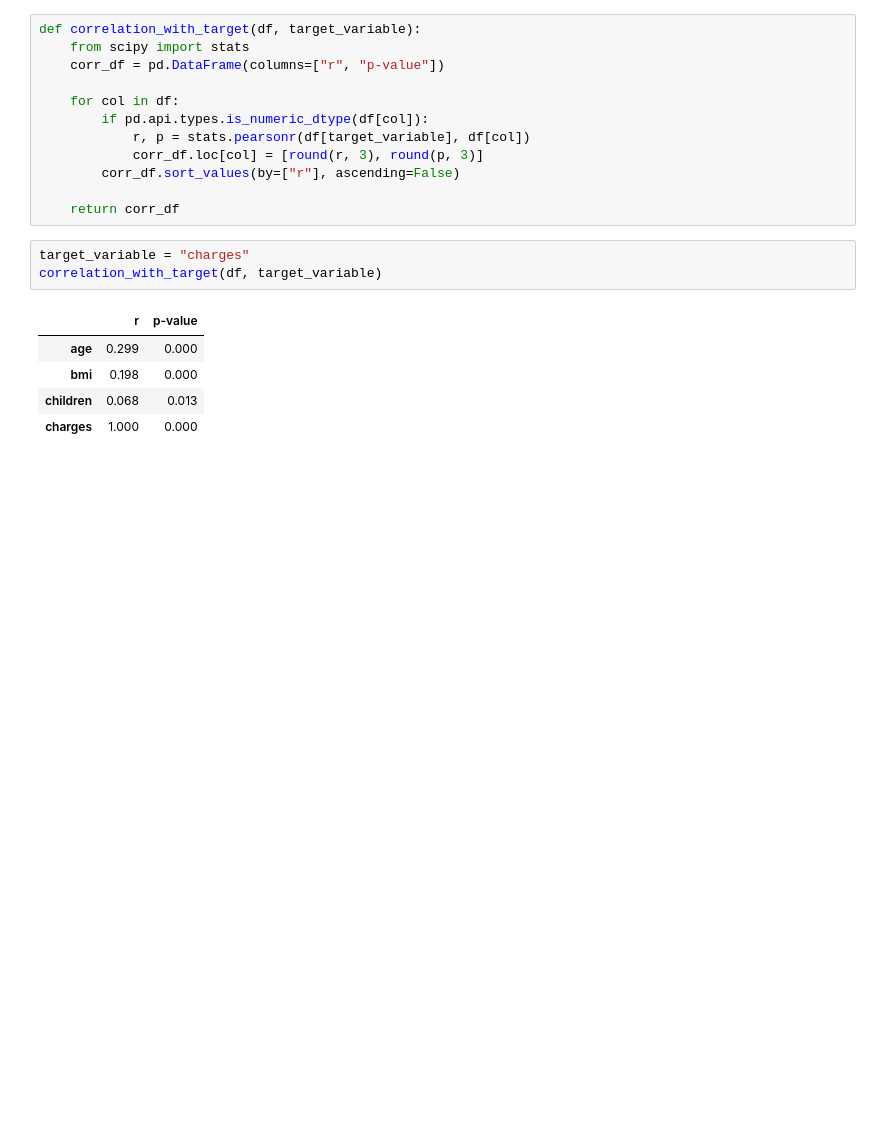
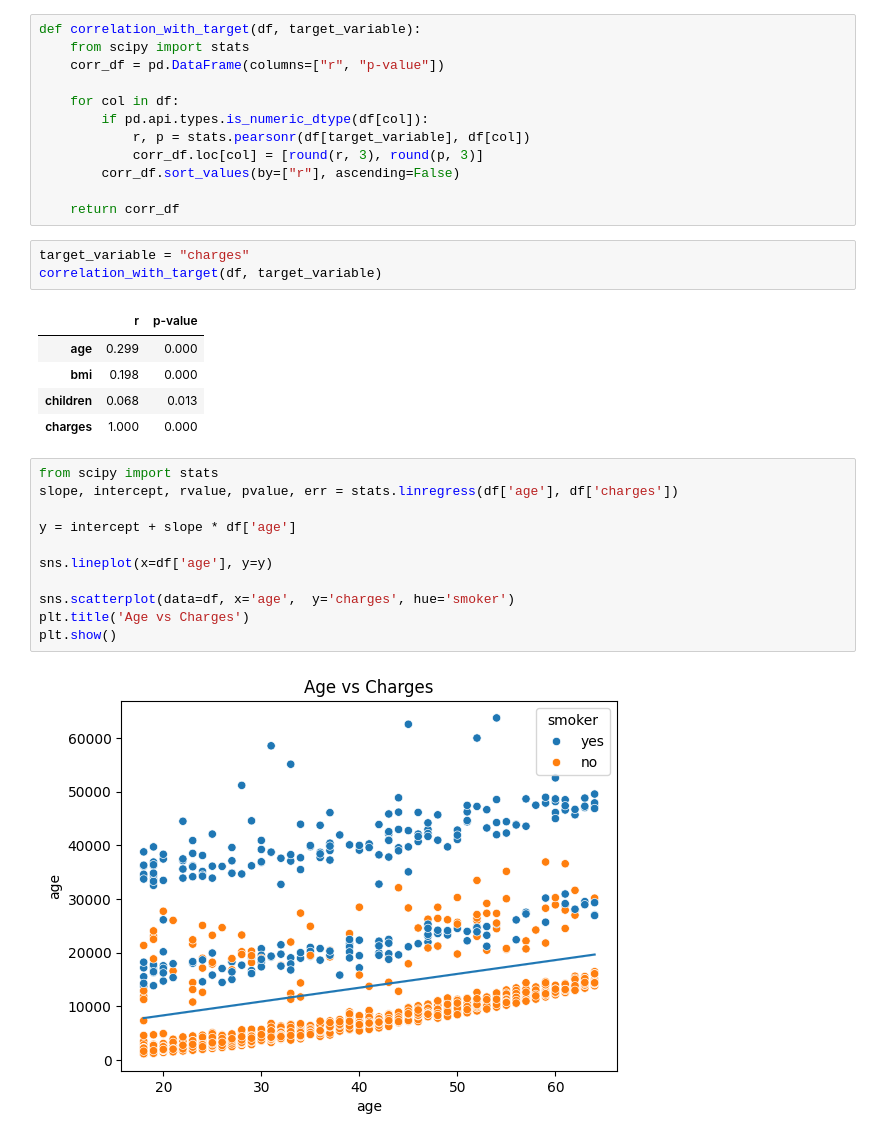
Before and after one commit to eghannoum/InsightCanvas, a Jupyter notebook: Exploratory Data Analysis (EDA) in Python.ipynb, the cells around one changed output. Saved outputs shown, nothing was run; the diff lists cells and outputs as text; blank space fills up the shorter version.

```diff
--- a/Exploratory Data Analysis (EDA) in Python.ipynb
+++ b/Exploratory Data Analysis (EDA) in Python.ipynb
@@ -122,3 +122,16 @@ correlation_with_target(df, target_variable)
 | bmi | 0.198 | 0.000 |
 | children | 0.068 | 0.013 |
 | charges | 1.000 | 0.000 |
+# %%
+from scipy import stats
+slope, intercept, rvalue, pvalue, err = stats.linregress(df['age'], df['charges'])
+
+y = intercept + slope * df['age']
+
+sns.lineplot(x=df['age'], y=y)
+
+sns.scatterplot(data=df, x='age',  y='charges', hue='smoker')
+plt.title('Age vs Charges')
+plt.show()
+# %% [output]
+[figure, added]
```
Also changed, not shown: parts of 2 cells of this notebook.
